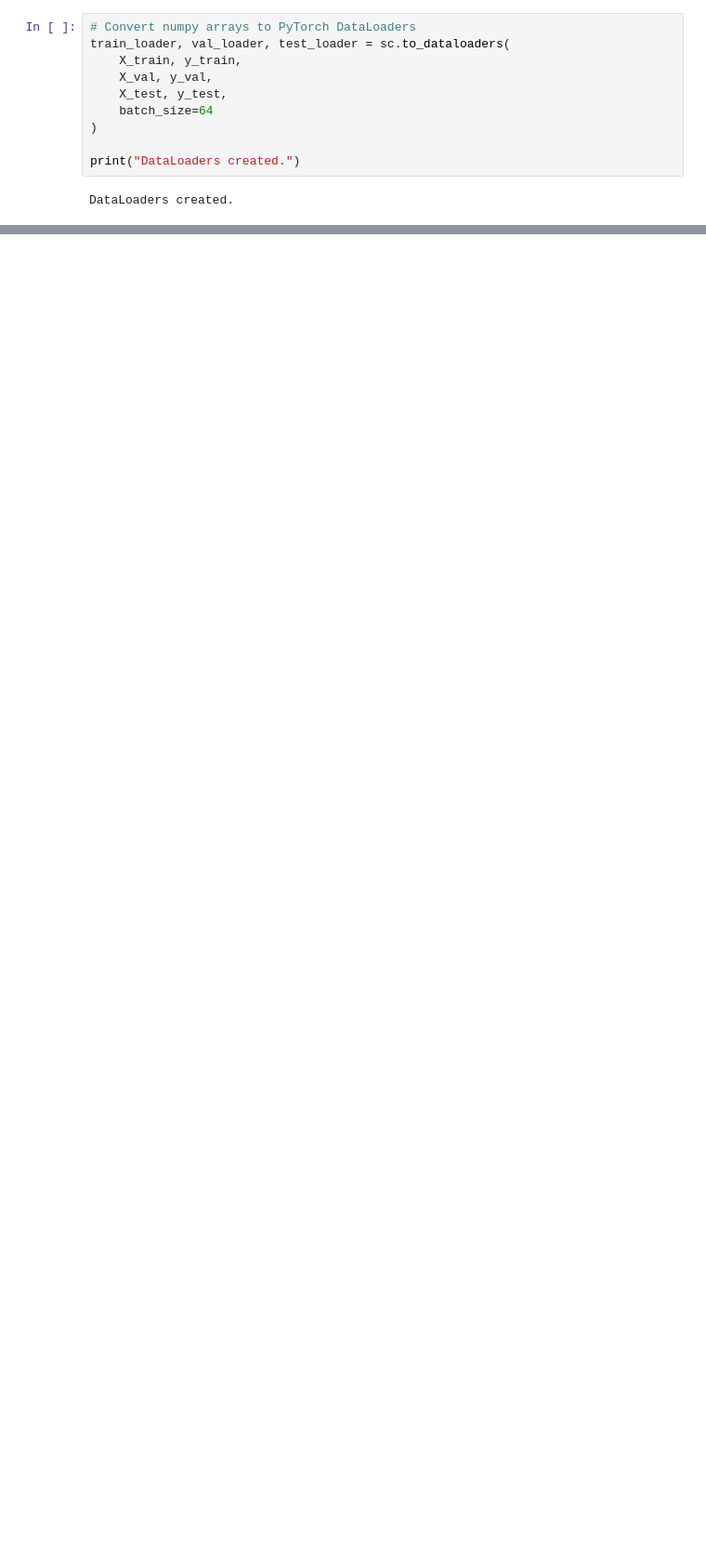
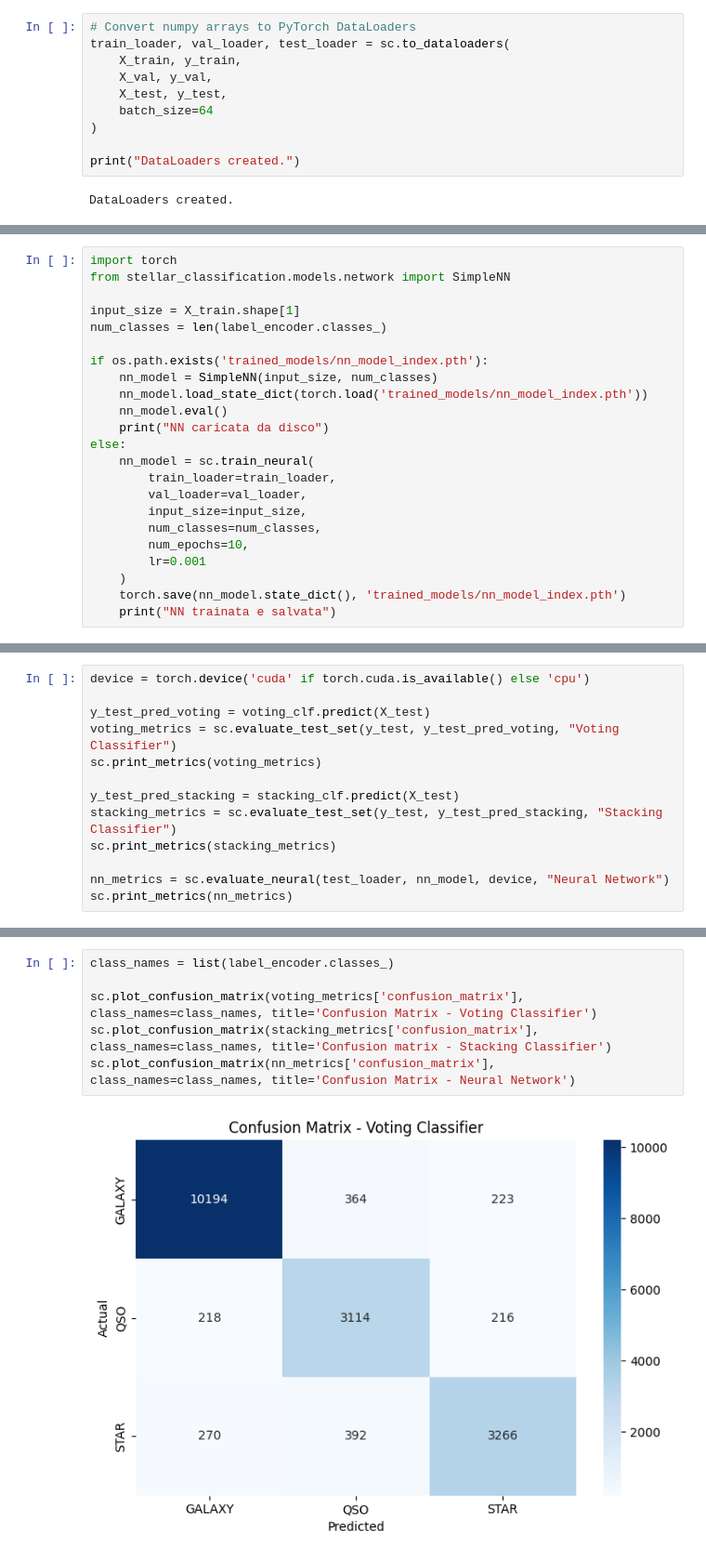
Before and after one commit to nicolomeneguzzo/Computational-Physics-2026, a Jupyter notebook: Astrophysical-Objects-Recognition/notebooks/classificator_compare.ipynb, the cells around one changed output, grey strips where cells are left out. Shown at 93% size. Drawn from its saved outputs; the diff is of its cells as text; blank space fills up the shorter version.

```diff
--- a/Astrophysical-Objects-Recognition/notebooks/classificator_compare.ipynb
+++ b/Astrophysical-Objects-Recognition/notebooks/classificator_compare.ipynb
@@ -120,0 +175,23 @@ TypeError: LogisticRegression.__init__() got an unexpected keyword argument 'mul
+# %%
+import torch
+from stellar_classification.models.network import SimpleNN
+
+input_size = X_train.shape[1]
+num_classes = len(label_encoder.classes_)
+
+if os.path.exists('trained_models/nn_model_index.pth'):
+    nn_model = SimpleNN(input_size, num_classes)
+    nn_model.load_state_dict(torch.load('trained_models/nn_model_index.pth'))
+    nn_model.eval()
+    print("NN caricata da disco")
+else:
+    nn_model = sc.train_neural(
+        train_loader=train_loader,
+        val_loader=val_loader,
+        input_size=input_size,
+        num_classes=num_classes,
+        num_epochs=10,
+        lr=0.001
+    )
+    torch.save(nn_model.state_dict(), 'trained_models/nn_model_index.pth')
+    print("NN trainata e salvata")
@@ -120,0 +210,13 @@ TypeError: LogisticRegression.__init__() got an unexpected keyword argument 'mul
+# %%
+device = torch.device('cuda' if torch.cuda.is_available() else 'cpu')
+
+y_test_pred_voting = voting_clf.predict(X_test)
+voting_metrics = sc.evaluate_test_set(y_test, y_test_pred_voting, "Voting Classifier")
+sc.print_metrics(voting_metrics)
+
+y_test_pred_stacking = stacking_clf.predict(X_test)
+stacking_metrics = sc.evaluate_test_set(y_test, y_test_pred_stacking, "Stacking Classifier")
+sc.print_metrics(stacking_metrics)
+
+nn_metrics = sc.evaluate_neural(test_loader, nn_model, device, "Neural Network")
+sc.print_metrics(nn_metrics)
@@ -120,0 +241,8 @@ TypeError: LogisticRegression.__init__() got an unexpected keyword argument 'mul
+# %%
+class_names = list(label_encoder.classes_)
+
+sc.plot_confusion_matrix(voting_metrics['confusion_matrix'], class_names=class_names, title='Confusion Matrix - Voting Classifier')
+sc.plot_confusion_matrix(stacking_metrics['confusion_matrix'], class_names=class_names, title='Confusion matrix - Stacking Classifier')
+sc.plot_confusion_matrix(nn_metrics['confusion_matrix'], class_names=class_names, title='Confusion Matrix - Neural Network')
+# %% [output]
+[figure, added]
```
Also changed, not shown: parts of 9 cells of this notebook, 4 other files.
